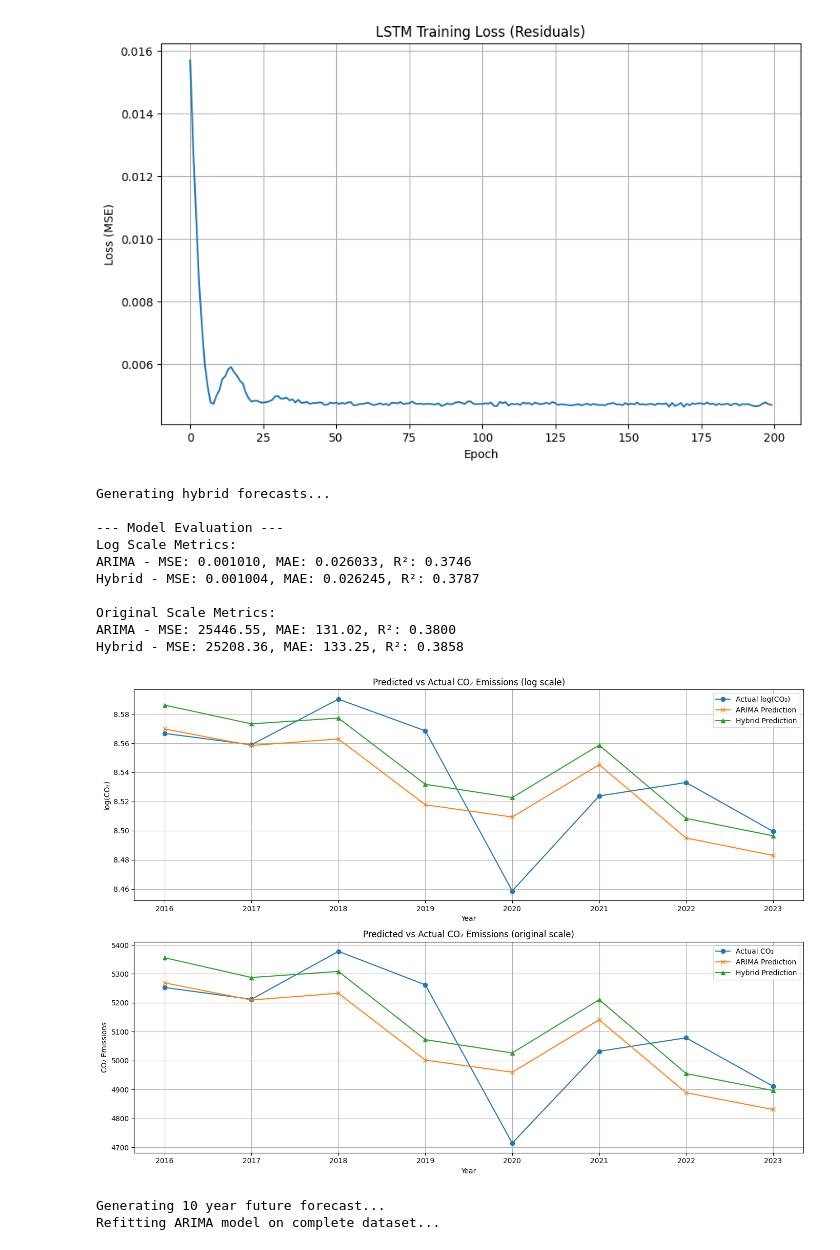
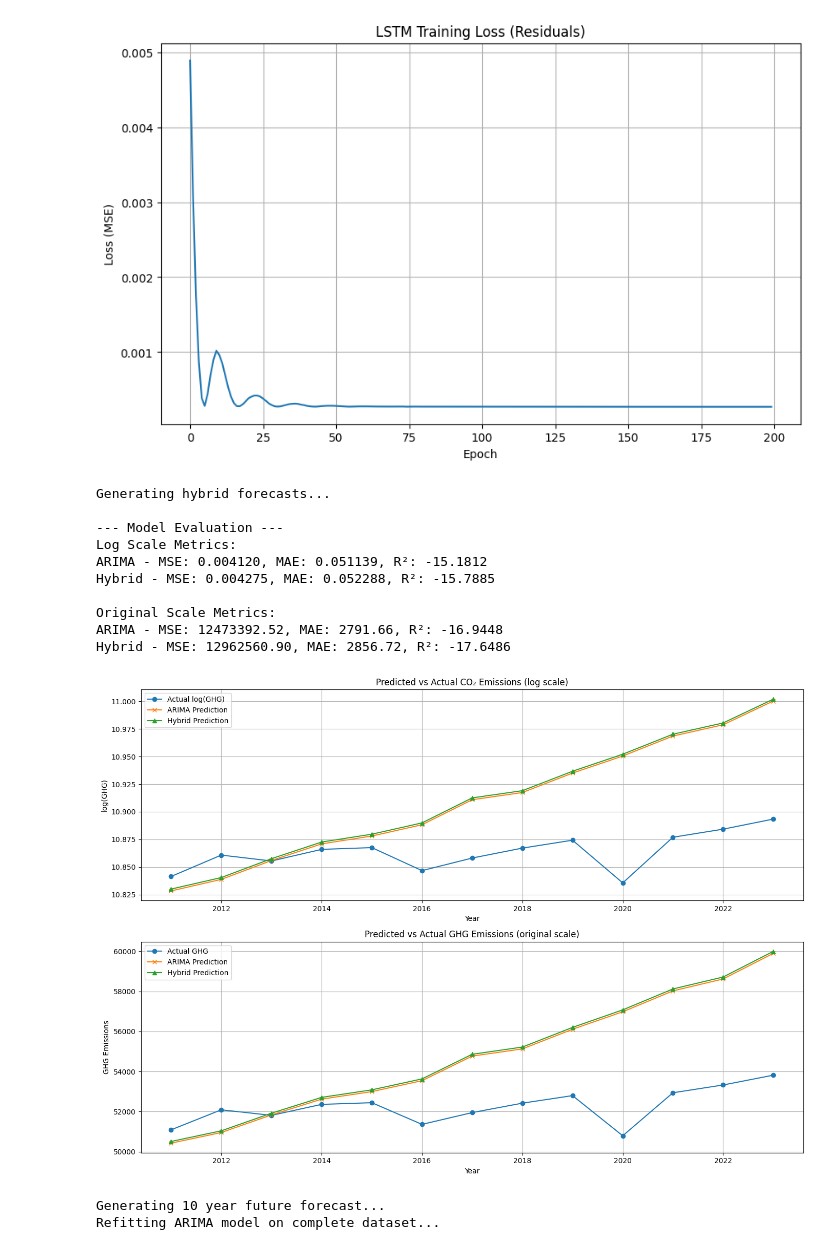
Before and after one commit to Ackshay206/Carbon_Emission_Trend_Forecast, a Jupyter notebook: notebooks/Forecasting_using_LSTM.IPYNB, the cells around one changed output. Cells and saved outputs as stored; diff of their text form; code cells hidden in the pictures.

Commit message:
model trained for greenhouse gases

```diff
--- a/notebooks/Forecasting_using_LSTM.IPYNB
+++ b/notebooks/Forecasting_using_LSTM.IPYNB
@@ -529,7 +540,7 @@ def train_lstm_on_residuals(residuals, sequence_length=3, epochs=200):
 
     # Initialize model (smaller model for residuals)
     input_size = X.shape[2]  # Should be 1 for univariate residuals
-    lstm_model = GRUModel(
+    lstm_model = LSTMModel(
         input_size=input_size,
         hidden_size=32,  # Smaller hidden size for residuals
         num_layers=1,    # Fewer layers
@@ -574,7 +585,7 @@ def train_lstm_on_residuals(residuals, sequence_length=3, epochs=200):
 
     return lstm_model, X_tensor, y_tensor
 # %%
-def generate_hybrid_forecasts(arima_model, lstm_model, df_test, sequence_length, residuals, target_column='log_co2', original_column='co2'):
+def generate_hybrid_forecasts(arima_model, lstm_model, df_test, sequence_length, residuals, target_column='log_ghg', original_column='total_ghg'):
     """Generate forecasts using the hybrid model"""
     print("Generating hybrid forecasts...")
 
@@ -613,8 +624,8 @@ def generate_hybrid_forecasts(arima_model, lstm_model, df_test, sequence_length,
     df_test['hybrid_pred'] = df_test['arima_pred'] + df_test['lstm_residual_pred']
 
     # Convert log predictions back to original scale
-    df_test['arima_pred_co2'] = np.expm1(df_test['arima_pred'])
-    df_test['hybrid_pred_co2'] = np.expm1(df_test['hybrid_pred'])
+    df_test['arima_pred_ghg'] = np.expm1(df_test['arima_pred'])
+    df_test['hybrid_pred_ghg'] = np.expm1(df_test['hybrid_pred'])
 
     return df_test
 # %%
@@ -810,13 +821,13 @@ def forecast_future(arima_order, lstm_model, df, sequence_length, residuals, for
 
     return forecast_df
 # %%
-def preprocess_data_new(df, target_column='co2'):
+def preprocess_data_new(df, target_column='total_ghg'):
     """Preprocess the data for time series modeling"""
     # Create a copy to avoid modifying the original
     df = df.copy()
 
     # Log transform the target variable
-    df['log_co2'] = np.log1p(df[target_column])
+    df['log_ghg'] = np.log1p(df[target_column])
     return df
 # %%
 def save_models(arima_model, lstm_model, arima_order):
@@ -824,7 +835,7 @@ def save_models(arima_model, lstm_model, arima_order):
     print("Saving models...")
 
     # Save ARIMA results to pickle
-    with open(r'C:\Users\acksh\OneDrive\Desktop\MSAI\Machine Learning\Final_project\models\best_arima_GRU_model_co2.pkl', 'wb') as f:
+    with open(r'C:\Users\acksh\OneDrive\Desktop\MSAI\Machine Learning\Final_project\models\world_best_arima_lstm_model_ghg.pkl', 'wb') as f:
         pickle.dump(arima_model, f)
 
     # Save LSTM model
@@ -842,7 +853,7 @@ def run_hybrid_model_pipeline(file_path, sequence_length=3, forecast_years=10):
     df = pd.read_csv(file_path)
     # Plot original data
     plt.figure(figsize=(12, 5))
-    plt.plot(df['year'], df['co2'], label='Original CO₂', color='blue')
+    plt.plot(df['year'], df['total_ghg'], label='Original GHG', color='blue')
     plt.title("Original CO₂ Emissions Over Time")
     plt.xlabel("Year")
     plt.ylabel("CO₂ Emissions")
@@ -877,7 +888,7 @@ def run_hybrid_model_pipeline(file_path, sequence_length=3, forecast_years=10):
 
     return arima_model, lstm_model, forecast_df, evaluation_metrics
 # %%
-file_path = r"C:\Users\acksh\OneDrive\Desktop\MSAI\Machine Learning\Final_project\data\processed_data\United_States.csv"
+file_path = r"C:\Users\acksh\OneDrive\Desktop\MSAI\Machine Learning\Final_project\data\processed_data\World.csv"
 
 # Run the hybrid model pipeline
 arima_model, lstm_model, forecast_df, evaluation_metrics = run_hybrid_model_pipeline(
@@ -919,14 +930,14 @@ Epoch 200 | Train Loss: 0.004686
-[figure, old version]
+[figure, new version]
 Generating hybrid forecasts...
 
 --- Model Evaluation ---
 Log Scale Metrics:
-ARIMA - MSE: 0.001010, MAE: 0.026033, R²: 0.3746
-Hybrid - MSE: 0.001004, MAE: 0.026245, R²: 0.3787
+ARIMA - MSE: 0.004120, MAE: 0.051139, R²: -15.1812
+Hybrid - MSE: 0.004275, MAE: 0.052288, R²: -15.7885
 
 Original Scale Metrics:
-ARIMA - MSE: 25446.55, MAE: 131.02, R²: 0.3800
-Hybrid - MSE: 25208.36, MAE: 133.25, R²: 0.3858
+ARIMA - MSE: 12473392.52, MAE: 2791.66, R²: -16.9448
+Hybrid - MSE: 12962560.90, MAE: 2856.72, R²: -17.6486
-[figure, old version]
+[figure, new version]
 Generating 10 year future forecast...
 Refitting ARIMA model on complete dataset...
```
Also changed, not shown: parts of 11 cells of this notebook, 14 other files.
